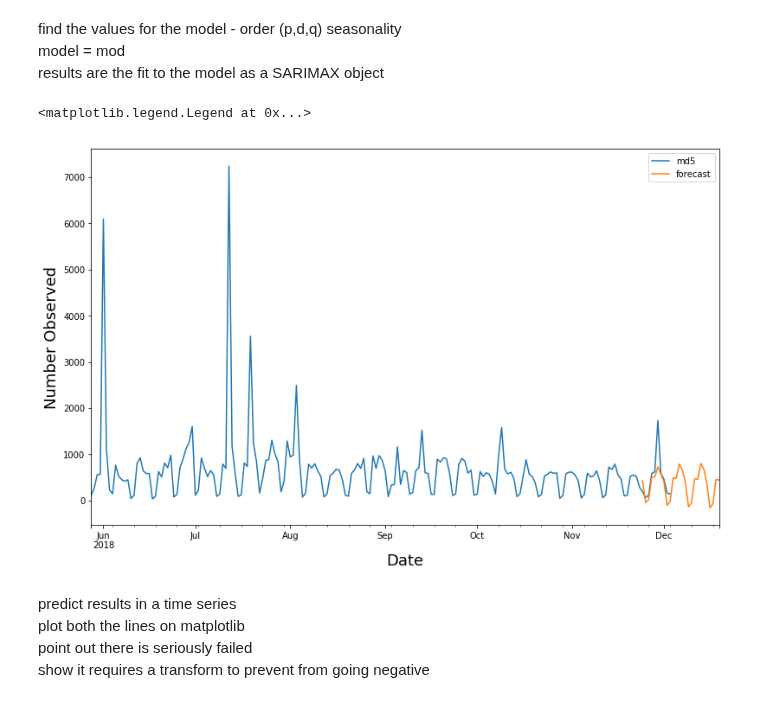
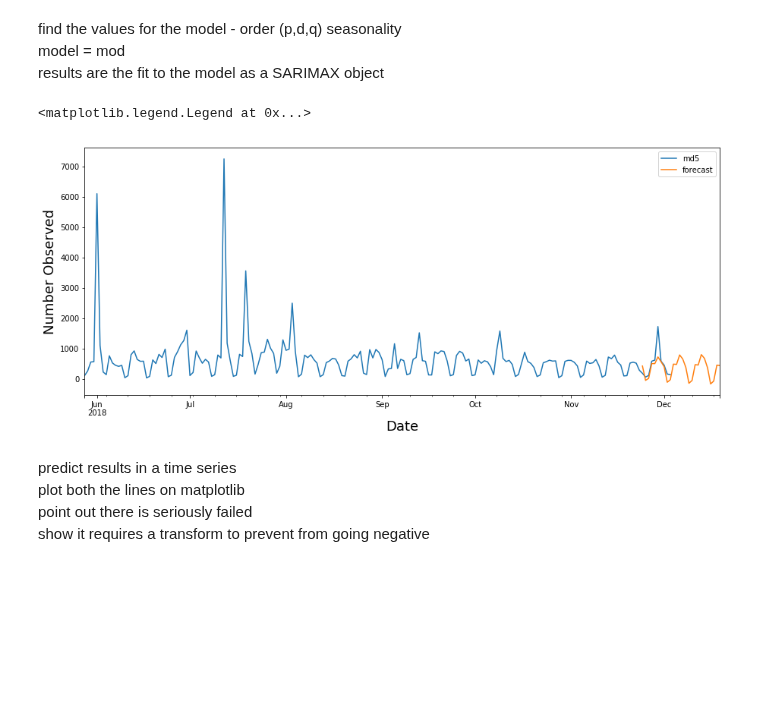
Before and after one commit to PoeBlu/isacShare, a Jupyter notebook: HISACpresentation.ipynb, the cells around one changed output. Cells and saved outputs as stored; diff of their text form; code cells hidden in the pictures; blank space fills up the shorter version.

```diff
--- a/HISACpresentation.ipynb
+++ b/HISACpresentation.ipynb
@@ -456,14 +461,14 @@ results are the fit to the model as a SARIMAX object
 pred_results = results.predict(start=start, end=end, dynamic=True)
 # %%
 #plot with matplotlib
-ax = df_y.plot(label='observed', figsize=(13, 8))
+ax = df_y.plot(label='observed', figsize=(15, 6))
 pred_results.plot(ax=ax, label='forecast')
 plt.xlabel('Date', fontsize=18)
 plt.ylabel('Number Observed', fontsize=18)
 plt.legend()
 # %% [output]
 <matplotlib.legend.Legend at 0x...>
-[figure, old version]
+[figure, new version]
 # %% [markdown]
 predict results in a time series <br>
 plot both the lines on matplotlib<br>
```
Also changed, not shown: parts of 7 cells of this notebook, 5 other files.
